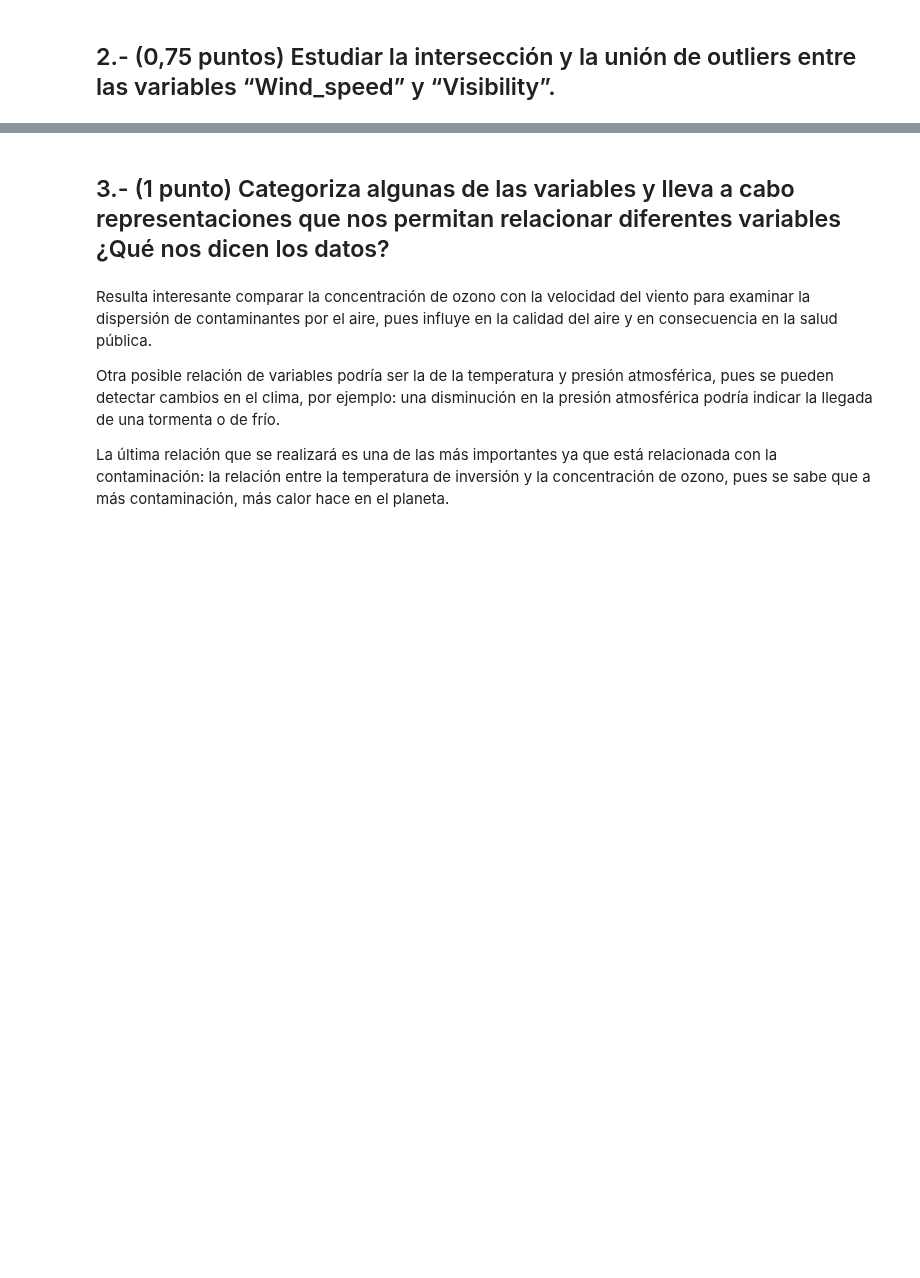
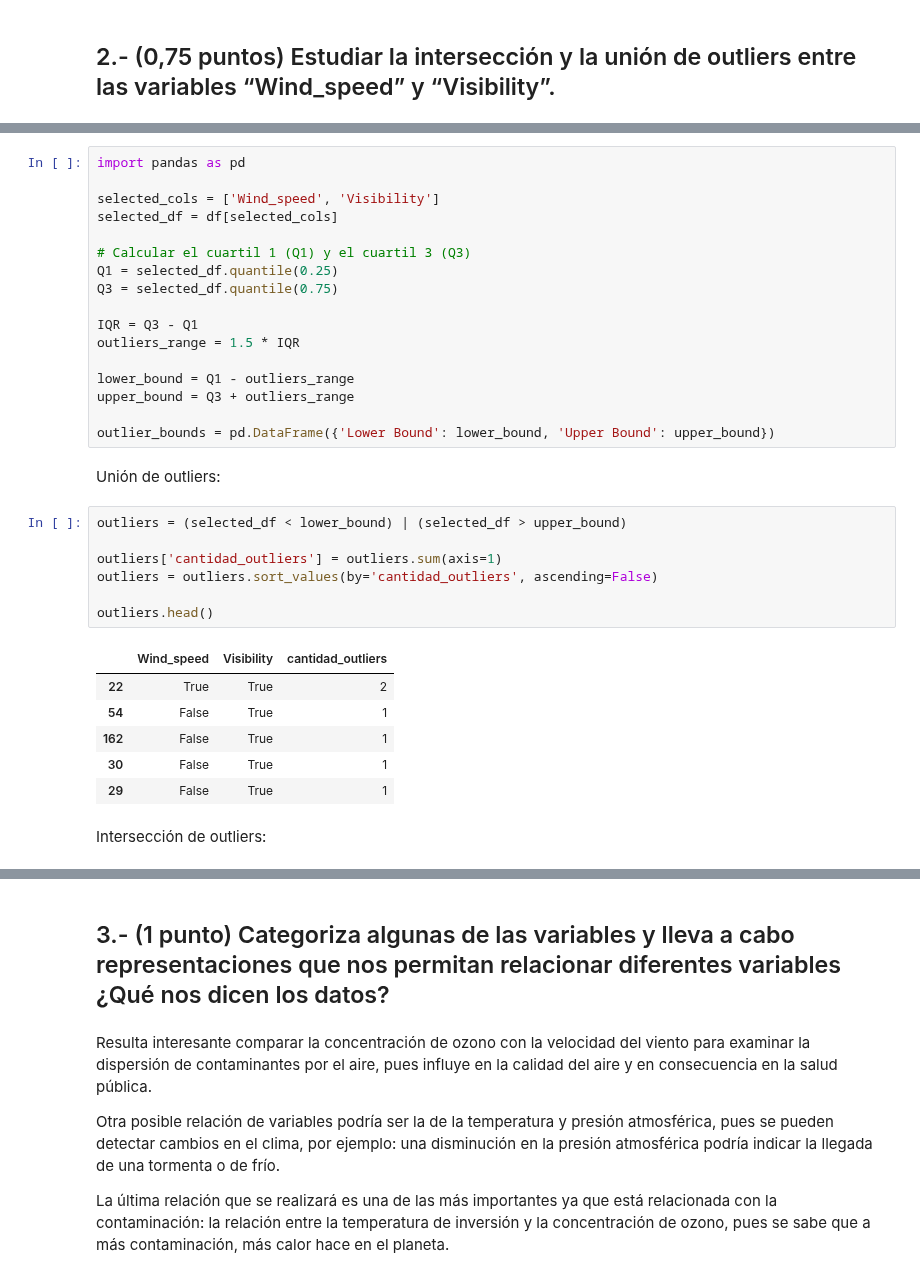
Before and after one commit to Alf-caput/P1_MineriaDeDatos, a Jupyter notebook: P2_SensoresAtmosfericos/P2_SensoresAtmosfericos.ipynb, the cells around one changed output, grey strips where cells are left out. Cells and saved outputs as stored; diff of their text form; blank space fills up the shorter version.

```diff
--- a/P2_SensoresAtmosfericos/P2_SensoresAtmosfericos.ipynb
+++ b/P2_SensoresAtmosfericos/P2_SensoresAtmosfericos.ipynb
@@ -138,3 +132,38 @@ Los valores de la variable 'visibility' se concentran sobre todo en el rango [0,
+# %%
+import pandas as pd
+
+selected_cols = ['Wind_speed', 'Visibility']
+selected_df = df[selected_cols]
+
+# Calcular el cuartil 1 (Q1) y el cuartil 3 (Q3)
+Q1 = selected_df.quantile(0.25)
+Q3 = selected_df.quantile(0.75)
+
+IQR = Q3 - Q1
+outliers_range = 1.5 * IQR
+
+lower_bound = Q1 - outliers_range
+upper_bound = Q3 + outliers_range
+
+outlier_bounds = pd.DataFrame({'Lower Bound': lower_bound, 'Upper Bound': upper_bound})
+# %% [markdown]
+Unión de outliers:
+# %%
+outliers = (selected_df < lower_bound) | (selected_df > upper_bound)
+
+outliers['cantidad_outliers'] = outliers.sum(axis=1)
+outliers = outliers.sort_values(by='cantidad_outliers', ascending=False)
+
+outliers.head()
+# %% [output]
+|  | Wind_speed | Visibility | cantidad_outliers |
+| 22 | True | True | 2 |
+| 54 | False | True | 1 |
+| 162 | False | True | 1 |
+| 30 | False | True | 1 |
+| 29 | False | True | 1 |
+# %% [markdown]
+Intersección de outliers:
 # %%
 import pandas as pd
 
```
Also changed, not shown: parts of 37 cells of this notebook.
